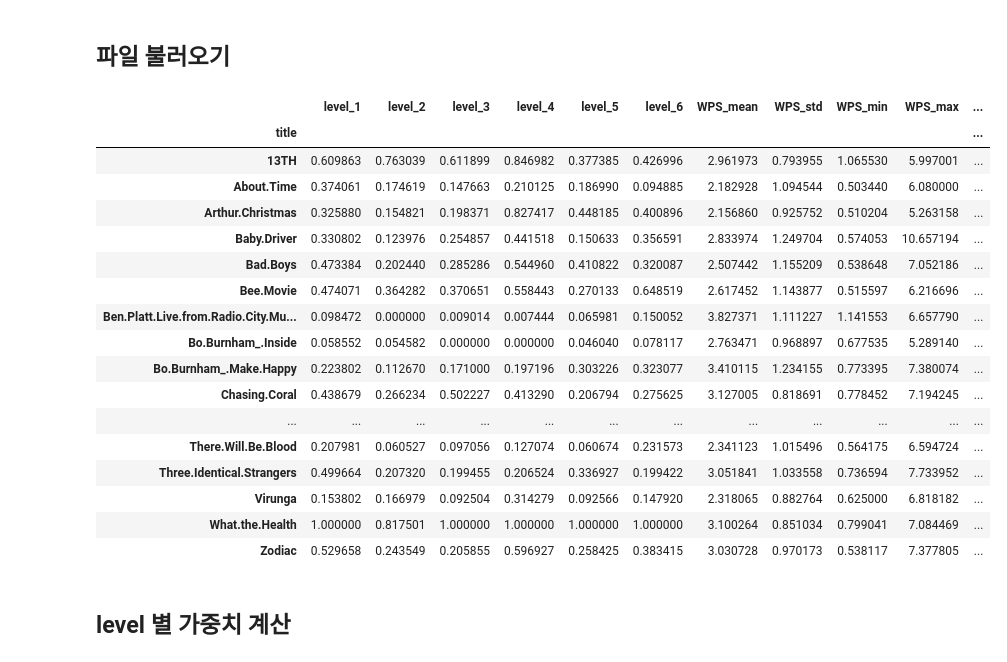
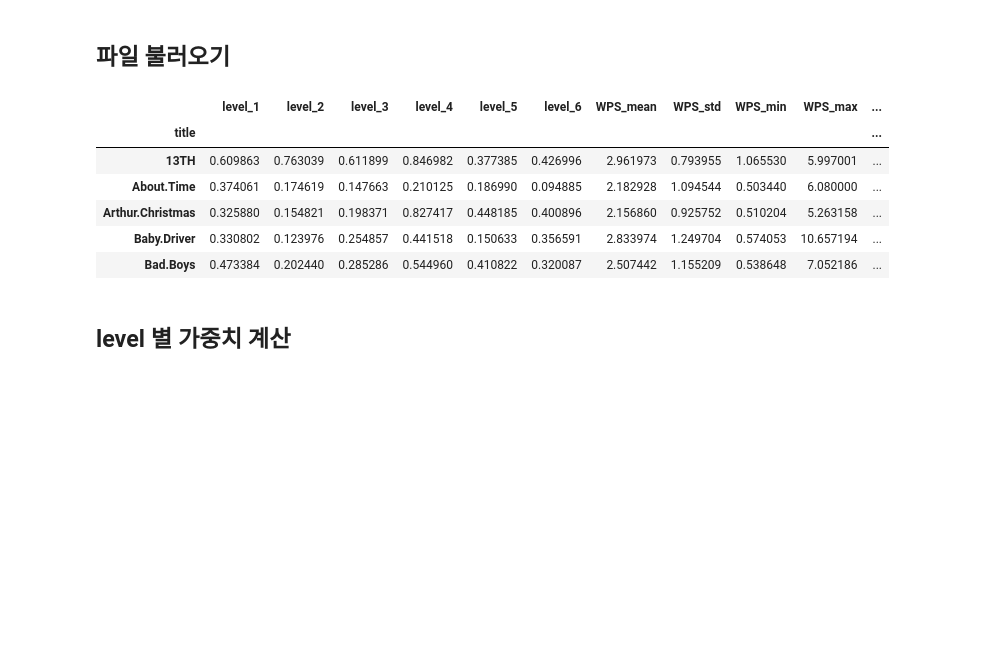
Before and after one commit to yuliepie/netflixschool, a Jupyter notebook: data_preprocessing/ipynb/all_scripts/05_final_score.ipynb, the cells around one changed output. Cells and saved outputs as stored; diff of their text form; code cells hidden in the pictures; blank space fills up the shorter version.

```diff
--- a/data_preprocessing/ipynb/all_scripts/05_final_score.ipynb
+++ b/data_preprocessing/ipynb/all_scripts/05_final_score.ipynb
@@ -18,26 +18,15 @@ script_path = f'{path}/script/csv_files'
 ## 파일 불러오기
 # %%
 df = pd.read_csv(f'{script_path}/all_scripts_normalization.csv').set_index('title')
-df
+df.head()
 # %% [output]
 |  | level_1 | level_2 | level_3 | level_4 | level_5 | level_6 | WPS_mean | WPS_std | WPS_min | WPS_max | ... |
 | title |  |  |  |  |  |  |  |  |  |  | ... |
 | 13TH | 0.609863 | 0.763039 | 0.611899 | 0.846982 | 0.377385 | 0.426996 | 2.961973 | 0.793955 | 1.065530 | 5.997001 | ... |
 | About.Time | 0.374061 | 0.174619 | 0.147663 | 0.210125 | 0.186990 | 0.094885 | 2.182928 | 1.094544 | 0.503440 | 6.080000 | ... |
 | Arthur.Christmas | 0.325880 | 0.154821 | 0.198371 | 0.827417 | 0.448185 | 0.400896 | 2.156860 | 0.925752 | 0.510204 | 5.263158 | ... |
 | Baby.Driver | 0.330802 | 0.123976 | 0.254857 | 0.441518 | 0.150633 | 0.356591 | 2.833974 | 1.249704 | 0.574053 | 10.657194 | ... |
 | Bad.Boys | 0.473384 | 0.202440 | 0.285286 | 0.544960 | 0.410822 | 0.320087 | 2.507442 | 1.155209 | 0.538648 | 7.052186 | ... |
-| Bee.Movie | 0.474071 | 0.364282 | 0.370651 | 0.558443 | 0.270133 | 0.648519 | 2.617452 | 1.143877 | 0.515597 | 6.216696 | ... |
-| Ben.Platt.Live.from.Radio.City.Mu... | 0.098472 | 0.000000 | 0.009014 | 0.007444 | 0.065981 | 0.150052 | 3.827371 | 1.111227 | 1.141553 | 6.657790 | ... |
-| Bo.Burnham_.Inside | 0.058552 | 0.054582 | 0.000000 | 0.000000 | 0.046040 | 0.078117 | 2.763471 | 0.968897 | 0.677535 | 5.289140 | ... |
-| Bo.Burnham_.Make.Happy | 0.223802 | 0.112670 | 0.171000 | 0.197196 | 0.303226 | 0.323077 | 3.410115 | 1.234155 | 0.773395 | 7.380074 | ... |
-| Chasing.Coral | 0.438679 | 0.266234 | 0.502227 | 0.413290 | 0.206794 | 0.275625 | 3.127005 | 0.818691 | 0.778452 | 7.194245 | ... |
-| ... | ... | ... | ... | ... | ... | ... | ... | ... | ... | ... | ... |
-| There.Will.Be.Blood | 0.207981 | 0.060527 | 0.097056 | 0.127074 | 0.060674 | 0.231573 | 2.341123 | 1.015496 | 0.564175 | 6.594724 | ... |
-| Three.Identical.Strangers | 0.499664 | 0.207320 | 0.199455 | 0.206524 | 0.336927 | 0.199422 | 3.051841 | 1.033558 | 0.736594 | 7.733952 | ... |
-| Virunga | 0.153802 | 0.166979 | 0.092504 | 0.314279 | 0.092566 | 0.147920 | 2.318065 | 0.882764 | 0.625000 | 6.818182 | ... |
-| What.the.Health | 1.000000 | 0.817501 | 1.000000 | 1.000000 | 1.000000 | 1.000000 | 3.100264 | 0.851034 | 0.799041 | 7.084469 | ... |
-| Zodiac | 0.529658 | 0.243549 | 0.205855 | 0.596927 | 0.258425 | 0.383415 | 3.030728 | 0.970173 | 0.538117 | 7.377805 | ... |
 # %% [markdown]
 ## level 별 가중치 계산
 # %%
```
Also changed, not shown: parts of 4 cells of this notebook, 1 other file.
